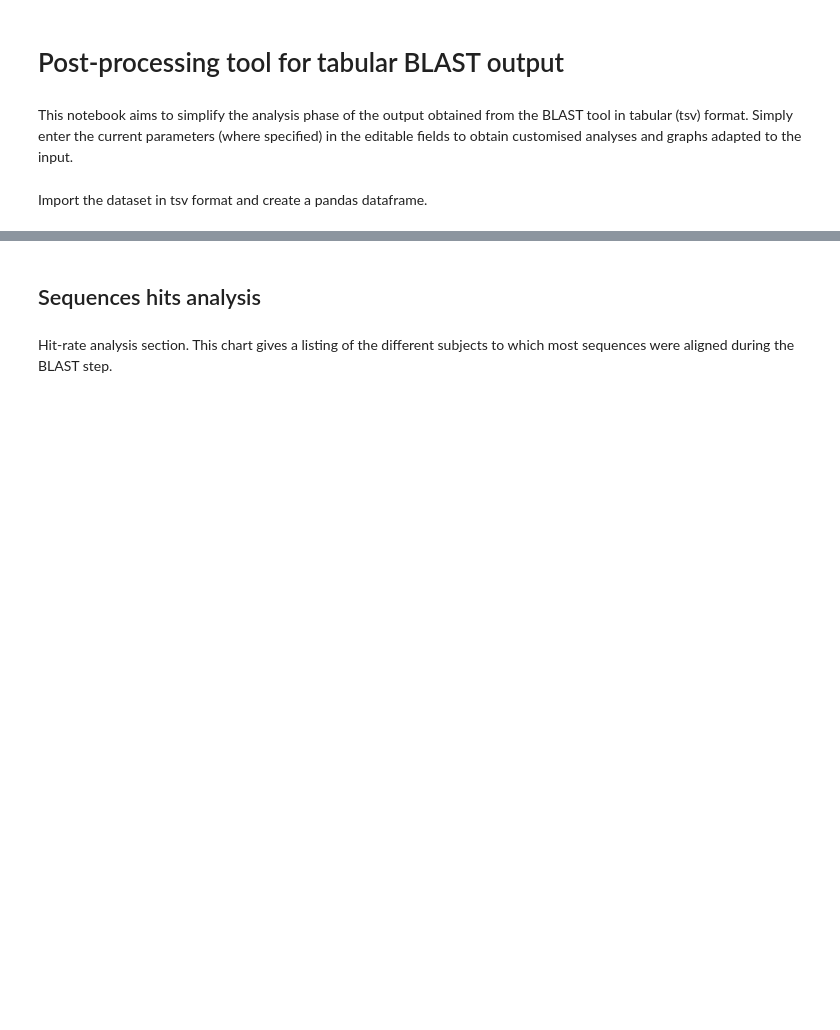
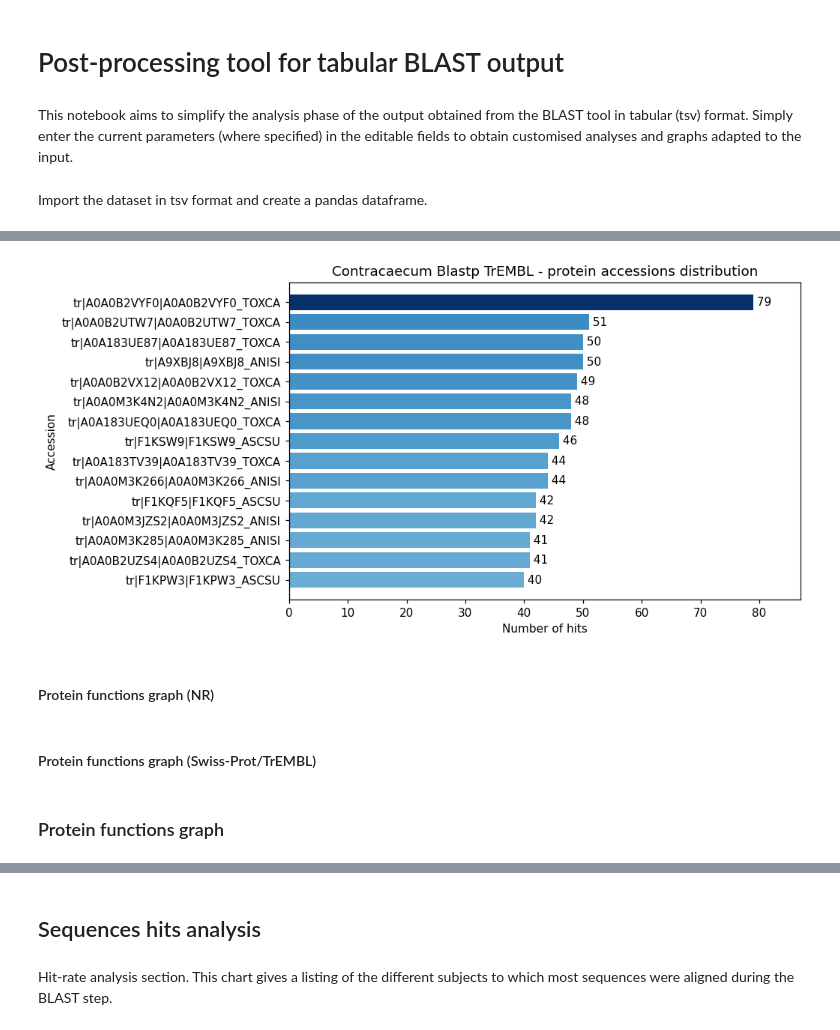
Before and after one commit to lorenzo-arcioni/BioSwiftAnalytics, a Jupyter notebook: BLAST post-processing tsv parser.ipynb, the cells around one changed output, grey strips where cells are left out. Saved outputs shown, nothing was run; the diff lists cells and outputs as text; code cells hidden in the pictures; blank space fills up the shorter version.

```diff
--- a/BLAST post-processing tsv parser.ipynb
+++ b/BLAST post-processing tsv parser.ipynb
@@ -48,6 +42,0 @@ blastp-full-sp.out Done
-# %%
-#Import the dataset
-df = pd.read_csv(filename, sep="\t")
-
-#Drop Nan rows
-df.dropna(inplace=True)
@@ -53,0 +53,17 @@ df.dropna(inplace=True)
+# %%
+#Series with accession id and count
+hits = df['sseqid'].value_counts()
+
+#Insert the number of results (default 20)
+results_number = 15
+
+#Drop the last len(h) - results_number lines, only if  len(h) > results_number
+if len(hits) > results_number:
+    hits.drop(hits.tail(len(hits) - results_number).index, inplace=True)
+
+#Set appropriate figsize
+plt.rcParams["figure.figsize"] = (8, min(results_number//2 - results_number//4 + 1, len(hits)//2 - len(hits)//4 + 2))
+
+#Sortting and adjusting data
+hits.sort_values(inplace=True)
+hits.reset_index(drop=True);
@@ -53,0 +87,24 @@ df.dropna(inplace=True)
+# %%
+#Creating the graph with color
+colors = cm.Blues(hits.values / float(max(hits.values)))
+plt.barh(hits.index, hits.values, color=colors)
+plt.ylim([-1,len(hits.index)])
+plt.xlim([0, hits[-1] + hits.values[0]//5])
+
+#Insert labels
+for index, value in enumerate(hits.values):
+    plt.text(value, index, " " + str(value), va='center')
+
+
+plt.xlabel('Number of hits')
+plt.ylabel('Accession')
+plt.title(title + ' protein accessions distribution')
+
+#Save and plot!
+plt.savefig(filename[:6] + '_protein accessions.png', bbox_inches = 'tight', dpi=300)
+
+plt.show()
+# %% [output]
+[figure, added]
+# %% [markdown]
+#### Protein functions graph (NR)
@@ -53,0 +124,2 @@ df.dropna(inplace=True)
+# %% [markdown]
+#### Protein functions graph (Swiss-Prot/TrEMBL)
@@ -53,0 +140,2 @@ df.dropna(inplace=True)
+# %% [markdown]
+### Protein functions graph
```
Also changed, not shown: parts of 39 cells of this notebook, 18 other files.
